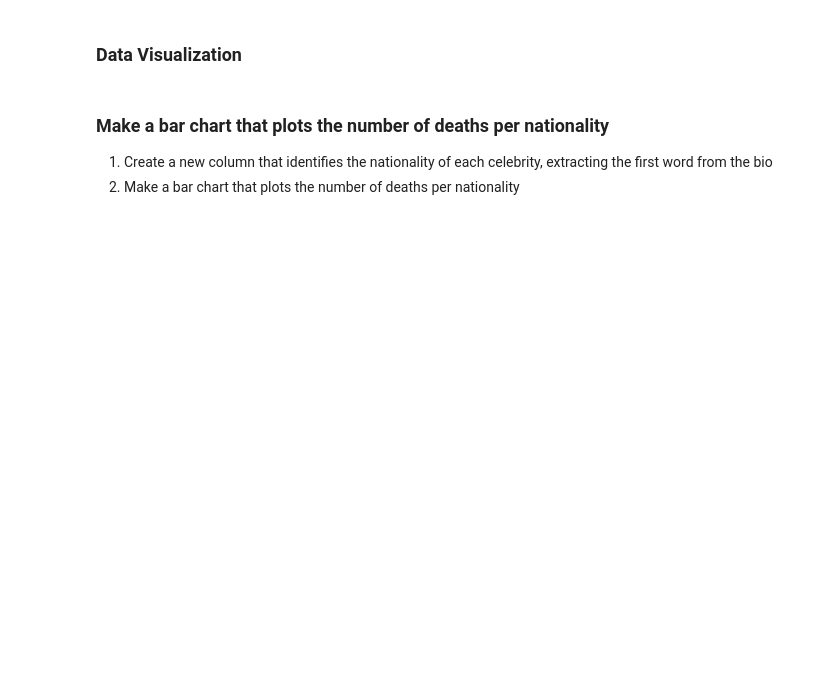
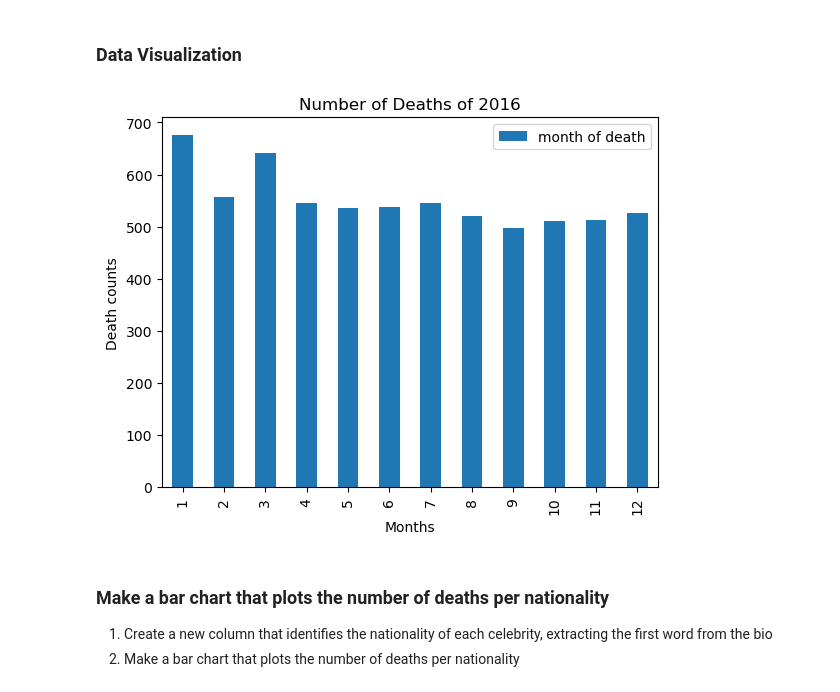
Before and after one commit to Dang0v/cit590, a Jupyter notebook: hw6/celebrity_deaths_2016.ipynb, the cells around one changed output. Saved outputs shown, nothing was run; the diff lists cells and outputs as text; code cells hidden in the pictures; blank space fills up the shorter version.

```diff
--- a/hw6/celebrity_deaths_2016.ipynb
+++ b/hw6/celebrity_deaths_2016.ipynb
@@ -183,3 +326,7 @@ and return the numeric month (get the value by using ".month")
 
 def get_month(date):
     # your code here
+    return pd.to_datetime(date).month
+
+df['month of death'] = df['date of death'].apply(get_month)
+df.head()
@@ -192,3 +346,7 @@ Hint: Apply a function to get the year from the "date of death" column
 
 def get_year(date):
     # your code here
+    return date.year
+
+df['year of death'] = df['date of death'].apply(get_year)
+df.head()
@@ -200,3 +365,5 @@ filter out the deaths that didn't take place in 2016.
 """
 
 # your code here
+df_2016 = df[df['year of death'] == 2016]
+df_2016.head()
@@ -208,3 +382,6 @@ Using a pivot table, obtain a list that contains the number of people that died
 """
 
 # your code here
+def_per_month = pd.pivot_table(df_2016, index=df['month of death'], values='month of death', aggfunc='count')
+
+def_per_month.head()
@@ -213,21 +398,27 @@ Using a pivot table, obtain a list that contains the number of people that died
 # %%
 """ 20.
 Visualize the number of deaths per month as a bar chart
 
 Hint: A DataFrame has a simple .plot() method you can use.
 
 The x axis should show the individual number of the month and the y axis should show the death counts
 Don't forget to add a title and labels for the x and y axes
 """
 
 # your code here
+bar_chart = def_per_month.plot(kind='bar')
+bar_chart.set_xlabel('Months')
+bar_chart.set_ylabel('Death counts')
+bar_chart.set_title("Number of Deaths of 2016")
 
 
 
 ###########################
 ### DO NOT MODIFY THIS! ###
 plt.show()
 ###########################
+# %% [output]
+[figure, added]
 # %% [markdown]
 ### Make a bar chart that plots the number of deaths per nationality
 1. Create a new column that identifies the nationality of each celebrity, extracting the first word from the bio
```
Also changed, not shown: parts of 23 cells of this notebook, 1 other file.
